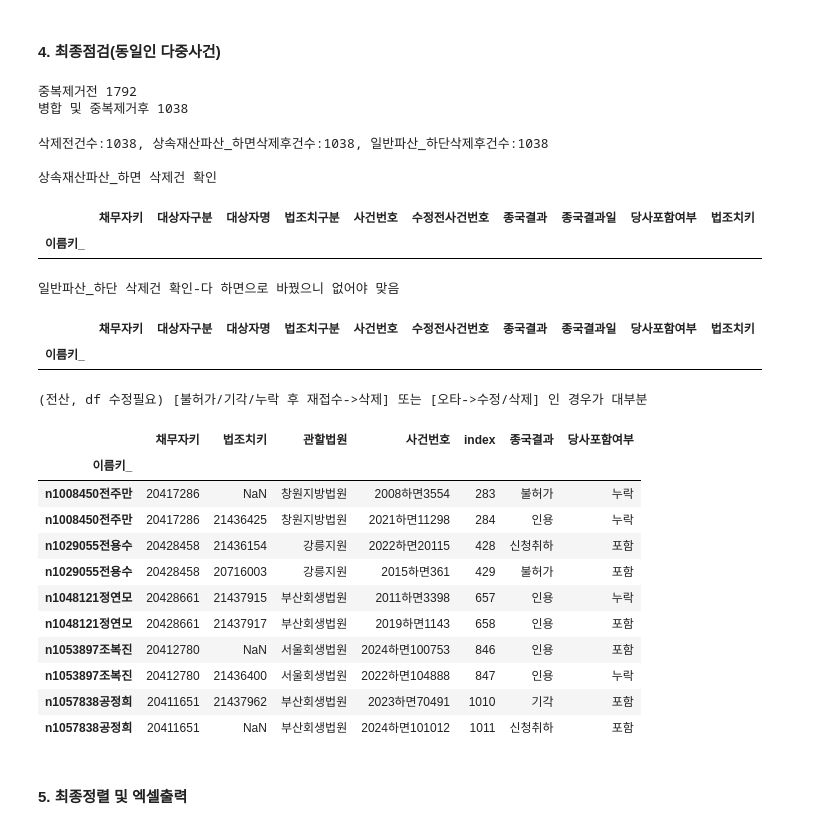
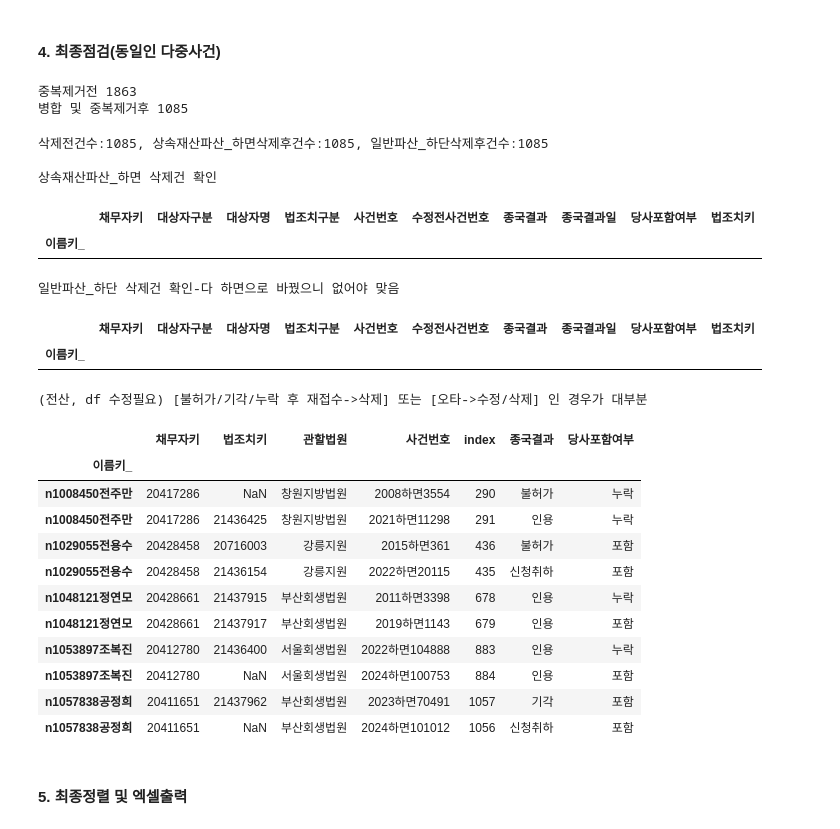
Before and after one commit to jbmyou/company_work, a Jupyter notebook: fileNaming/자산정리/2.전산_자산정리_파산.ipynb, the cells around one changed output. Drawn from its saved outputs; the diff is of its cells as text; code cells hidden in the pictures.

```diff
--- a/fileNaming/자산정리/2.전산_자산정리_파산.ipynb
+++ b/fileNaming/자산정리/2.전산_자산정리_파산.ipynb
@@ -39,7 +39,7 @@ def fill_groupwise(df:pd.DataFrame, column:str, group_cols: Optional[list[str]]
 # %%
 ##################################
 company = "솔림"      # 솔림 or 대성
-basedate = "250630"
+basedate = "250731"
 ##################################
 기준일 = '20' + basedate[:2] +'-'+basedate[2:4]+'-'+basedate[4:6]
 기준일_dt = pd.to_datetime(기준일)
@@ -207,8 +207,8 @@ if True :
     display(법조치파산사건번호[~법조치파산사건번호.종국결과.str.contains('취하|기각|선고|종결|폐지|불허가|인용|채무자의 사망', na=True)])
 
     # 사건명
-    print('(실사 후 전산수정필요,df는 일단 하면으로 해둠)상속재산이면 법조치구분을, 아니면 사건번호를 하면으로')
-    display(법조치파산사건번호[법조치파산사건번호.수정전사건번호.str.contains('하단', na=False) & (법조치파산사건번호.법조치구분!='상속재산파산')])
+    하단사건번호 = 법조치파산사건번호[법조치파산사건번호.수정전사건번호.str.contains('하단', na=False) & (법조치파산사건번호.법조치구분!='상속재산파산')]
+    functions.save_excel_with_explain(하단사건번호, "하단사건번호_하면또는구분수정_df는일단하면으로수정함.xlsx")
 # %% [output]
 (df수정완료)회생법원으로 수정할 목록
 |  | 채무자키 | 새채무자키 | 이름키_ | 법조치키 | 대상자구분 | 대상자명 | 법조치구분 | 관할법원 | 사건번호 | 비고 | 법조치메모 | ... |
@@ -886,8 +883,8 @@ print('중복제거전', len(파산))
 파산 = 파산.drop_duplicates(subset=["새채무자키","사건번호"])
 print('병합 및 중복제거후',len(파산))
 # %% [output]
-중복제거전 1792
-병합 및 중복제거후 1038
+중복제거전 1863
+병합 및 중복제거후 1085
 # %%
 # 동일인 다중 사건처리(이름키_ 중복) : by 사건연도, 수정전사건번호, 법조치구분
     # 필요 객체 생성
@@ -932,7 +929,7 @@ display(조회용파산[조회용파산.index.isin(일반파산_하단ind)][["
 # 파산[파산.duplicated(subset='이름키_', keep=False) & ~조회제외conds]
 # ----------------------------------------------------------------------------------
 # %% [output]
-삭제전건수:1038, 상속재산파산_하면삭제후건수:1038, 일반파산_하단삭제후건수:1038
+삭제전건수:1085, 상속재산파산_하면삭제후건수:1085, 일반파산_하단삭제후건수:1085
 
 상속재산파산_하면 삭제건 확인
 |  | 채무자키 | 대상자구분 | 대상자명 | 법조치구분 | 사건번호 | 수정전사건번호 | 종국결과 | 종국결과일 | 당사포함여부 | 법조치키 |
@@ -943,20 +940,20 @@ display(조회용파산[조회용파산.index.isin(일반파산_하단ind)][["
 # %%
 # 삭제 후 잔존 다중사건 확인 : 중복없도록 해야!!
 print('(전산, df 수정필요) [불허가/기각/누락 후 재접수->삭제] 또는 [오타->수정/삭제] 인 경우가 대부분')
-파산[파산.duplicated(subset='이름키_', keep=False)].reset_index().set_index("이름키_")[["채무자키","법조치키","관할법원","사건번호","index","종국결과","당사포함여부"]]
+파산[파산.duplicated(subset='이름키_', keep=False)].reset_index().sort_values(by=["이름키_","사건번호"]).set_index("이름키_")[["채무자키","법조치키","관할법원","사건번호","index","종국결과","당사포함여부"]]
 # %% [output]
 (전산, df 수정필요) [불허가/기각/누락 후 재접수->삭제] 또는 [오타->수정/삭제] 인 경우가 대부분
 |  | 채무자키 | 법조치키 | 관할법원 | 사건번호 | index | 종국결과 | 당사포함여부 |
 | 이름키_ |  |  |  |  |  |  |  |
-| n1008450전주만 | 20417286 | NaN | 창원지방법원 | 2008하면3554 | 283 | 불허가 | 누락 |
-| n1008450전주만 | 20417286 | 21436425 | 창원지방법원 | 2021하면11298 | 284 | 인용 | 누락 |
-| n1029055전용수 | 20428458 | 21436154 | 강릉지원 | 2022하면20115 | 428 | 신청취하 | 포함 |
-| n1029055전용수 | 20428458 | 20716003 | 강릉지원 | 2015하면361 | 429 | 불허가 | 포함 |
-| n1048121정연모 | 20428661 | 21437915 | 부산회생법원 | 2011하면3398 | 657 | 인용 | 누락 |
-| n1048121정연모 | 20428661 | 21437917 | 부산회생법원 | 2019하면1143 | 658 | 인용 | 포함 |
-| n1053897조복진 | 20412780 | NaN | 서울회생법원 | 2024하면100753 | 846 | 인용 | 포함 |
-| n1053897조복진 | 20412780 | 21436400 | 서울회생법원 | 2022하면104888 | 847 | 인용 | 누락 |
-| n1057838공정희 | 20411651 | 21437962 | 부산회생법원 | 2023하면70491 | 1010 | 기각 | 포함 |
-| n1057838공정희 | 20411651 | NaN | 부산회생법원 | 2024하면101012 | 1011 | 신청취하 | 포함 |
+| n1008450전주만 | 20417286 | NaN | 창원지방법원 | 2008하면3554 | 290 | 불허가 | 누락 |
+| n1008450전주만 | 20417286 | 21436425 | 창원지방법원 | 2021하면11298 | 291 | 인용 | 누락 |
+| n1029055전용수 | 20428458 | 20716003 | 강릉지원 | 2015하면361 | 436 | 불허가 | 포함 |
+| n1029055전용수 | 20428458 | 21436154 | 강릉지원 | 2022하면20115 | 435 | 신청취하 | 포함 |
+| n1048121정연모 | 20428661 | 21437915 | 부산회생법원 | 2011하면3398 | 678 | 인용 | 누락 |
+| n1048121정연모 | 20428661 | 21437917 | 부산회생법원 | 2019하면1143 | 679 | 인용 | 포함 |
+| n1053897조복진 | 20412780 | 21436400 | 서울회생법원 | 2022하면104888 | 883 | 인용 | 누락 |
+| n1053897조복진 | 20412780 | NaN | 서울회생법원 | 2024하면100753 | 884 | 인용 | 포함 |
+| n1057838공정희 | 20411651 | 21437962 | 부산회생법원 | 2023하면70491 | 1057 | 기각 | 포함 |
+| n1057838공정희 | 20411651 | NaN | 부산회생법원 | 2024하면101012 | 1056 | 신청취하 | 포함 |
 # %%
 # 삭제 및 수정
```
Also changed, not shown: parts of 11 cells of this notebook, 21 other files.
